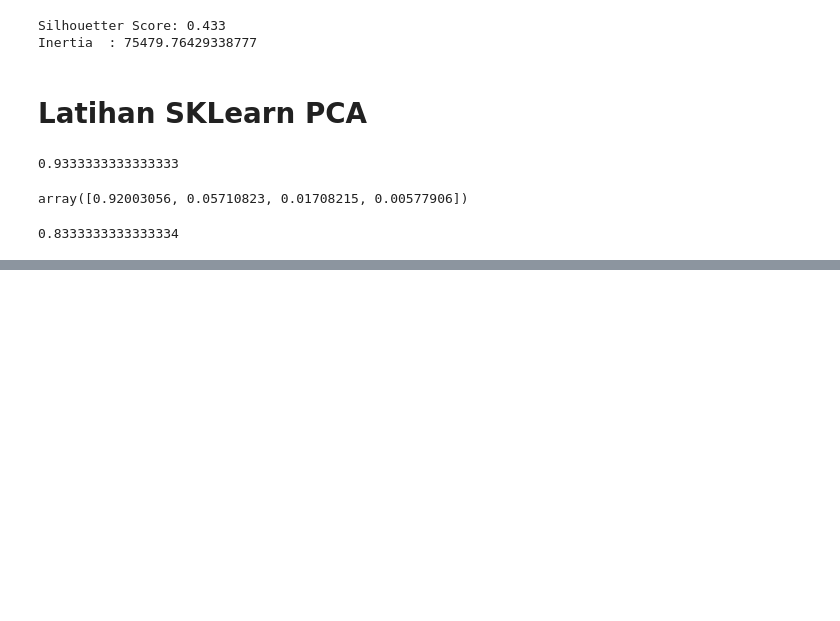
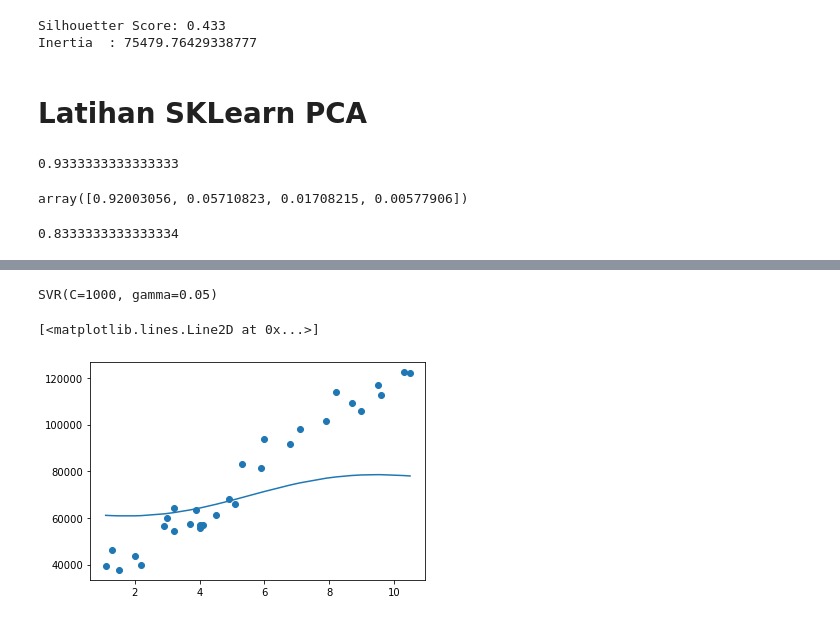
Before and after one commit to rifqicharisma/Belajar_Ai, a Jupyter notebook: ML Pemula/Dicoding_ML_Pemula.ipynb, the cells around one changed output, grey strips where cells are left out. Drawn from its saved outputs; the diff is of its cells as text; code cells hidden in the pictures; blank space fills up the shorter version.

```diff
--- a/ML Pemula/Dicoding_ML_Pemula.ipynb
+++ b/ML Pemula/Dicoding_ML_Pemula.ipynb
@@ -448,0 +540,5 @@ model2.score(X_test_pca, y_test)
+# %%
+import pandas as pd
+
+# membaca dataset dan mengubahnya menjadi dataframe
+data = pd.read_csv('Salary_Data.csv')
@@ -448,0 +566,28 @@ model2.score(X_test_pca, y_test)
+# %%
+import numpy as np
+
+# memisahkan atribut dan label
+X = data['YearsExperience']
+y = data['Salary']
+
+# mengubah bentuk atribut
+X = X[:,np.newaxis]
+# %%
+from sklearn.svm import SVR
+
+# membangun model dengan parameter C, gamma, dan kernel
+model  = SVR(C=1000, gamma=0.05, kernel='rbf')
+
+# melatih model dengan fungsi fit
+model.fit(X,y)
+# %% [output]
+SVR(C=1000, gamma=0.05)
+# %%
+import matplotlib.pyplot as plt
+
+# memvisualisasikan model
+plt.scatter(X, y)
+plt.plot(X, model.predict(X))
+# %% [output]
+[<matplotlib.lines.Line2D at 0x...>]
+[figure, added]
```
Also changed, not shown: parts of 14 cells of this notebook, 3 other files.
